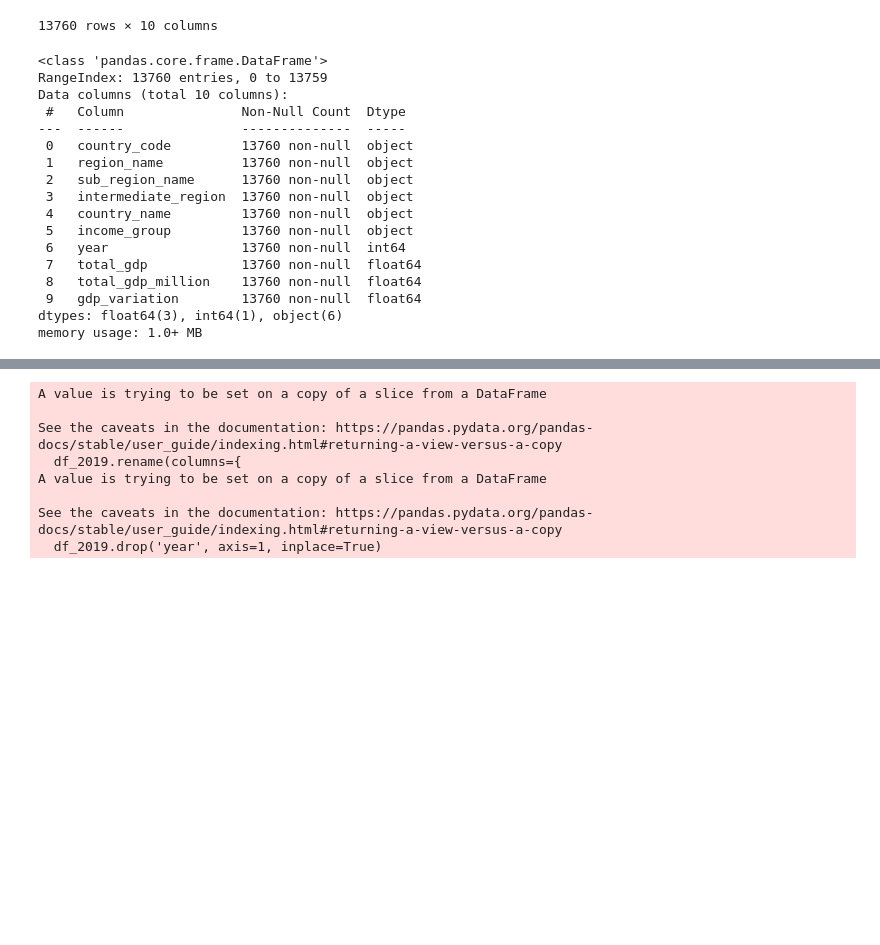
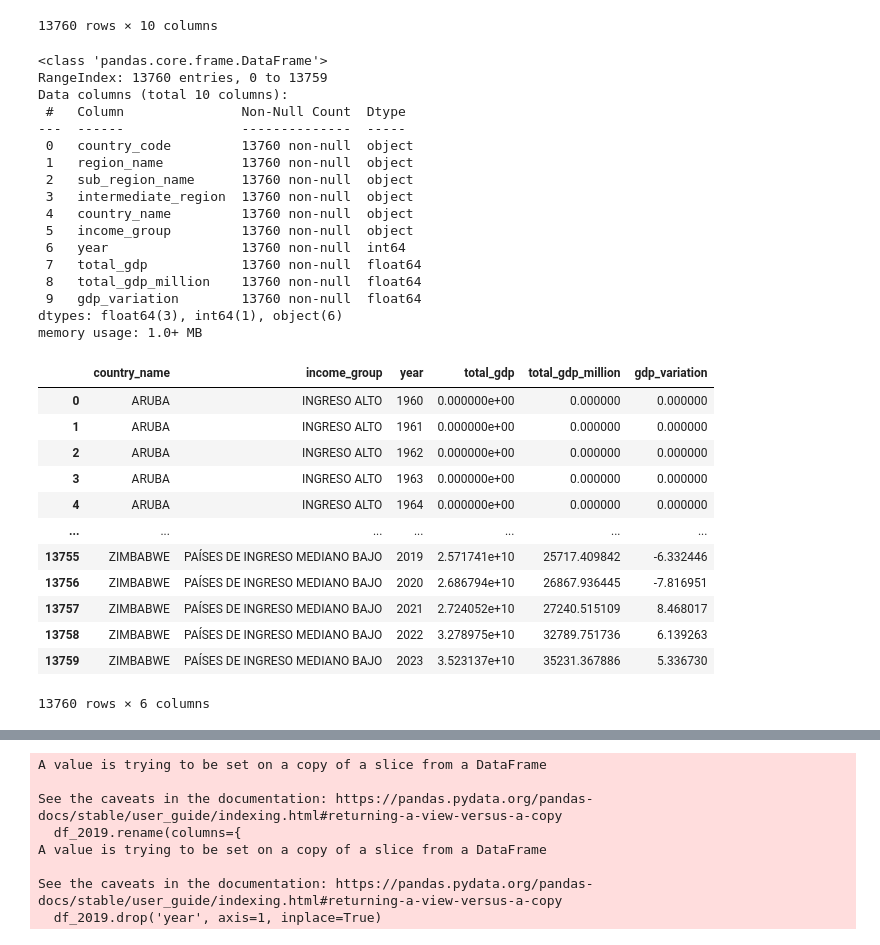
Before and after one commit to Kilpura/ProyectoInfoVis, a Jupyter notebook: limpieza.ipynb, the cells around one changed output, grey strips where cells are left out. Cells and saved outputs as stored; diff of their text form; code cells hidden in the pictures; blank space fills up the shorter version.

```diff
--- a/limpieza.ipynb
+++ b/limpieza.ipynb
@@ -94,27 +94,41 @@ df1
 # %%
 df1.info()
 df1 = df1.drop('country_code', axis=1)
 df1 = df1.drop('region_name', axis=1)
 df1 = df1.drop('sub_region_name', axis=1)
 df1 = df1.drop('intermediate_region', axis=1)
+df1
 # %% [output]
 <class 'pandas.core.frame.DataFrame'>
 RangeIndex: 13760 entries, 0 to 13759
 Data columns (total 10 columns):
  #   Column               Non-Null Count  Dtype
 ---  ------               --------------  -----
  0   country_code         13760 non-null  object
  1   region_name          13760 non-null  object
  2   sub_region_name      13760 non-null  object
  3   intermediate_region  13760 non-null  object
  4   country_name         13760 non-null  object
  5   income_group         13760 non-null  object
  6   year                 13760 non-null  int64
  7   total_gdp            13760 non-null  float64
  8   total_gdp_million    13760 non-null  float64
  9   gdp_variation        13760 non-null  float64
 dtypes: float64(3), int64(1), object(6)
 memory usage: 1.0+ MB
+|  | country_name | income_group | year | total_gdp | total_gdp_million | gdp_variation |
+| 0 | ARUBA | INGRESO ALTO | 1960 | 0.000000e+00 | 0.000000 | 0.000000 |
+| 1 | ARUBA | INGRESO ALTO | 1961 | 0.000000e+00 | 0.000000 | 0.000000 |
+| 2 | ARUBA | INGRESO ALTO | 1962 | 0.000000e+00 | 0.000000 | 0.000000 |
+| 3 | ARUBA | INGRESO ALTO | 1963 | 0.000000e+00 | 0.000000 | 0.000000 |
+| 4 | ARUBA | INGRESO ALTO | 1964 | 0.000000e+00 | 0.000000 | 0.000000 |
+| ... | ... | ... | ... | ... | ... | ... |
+| 13755 | ZIMBABWE | PAÍSES DE INGRESO MEDIANO BAJO | 2019 | 2.571741e+10 | 25717.409842 | -6.332446 |
+| 13756 | ZIMBABWE | PAÍSES DE INGRESO MEDIANO BAJO | 2020 | 2.686794e+10 | 26867.936445 | -7.816951 |
+| 13757 | ZIMBABWE | PAÍSES DE INGRESO MEDIANO BAJO | 2021 | 2.724052e+10 | 27240.515109 | 8.468017 |
+| 13758 | ZIMBABWE | PAÍSES DE INGRESO MEDIANO BAJO | 2022 | 3.278975e+10 | 32789.751736 | 6.139263 |
+| 13759 | ZIMBABWE | PAÍSES DE INGRESO MEDIANO BAJO | 2023 | 3.523137e+10 | 35231.367886 | 5.336730 |
+13760 rows × 6 columns
 # %%
 df1 = df1[df1['year'].isin([2019, 2020, 2021, 2022, 2023])]
 df1['country_name'] = df1['country_name'].str.title()
```
Also changed, not shown: parts of 3 cells of this notebook, 15 other files.
